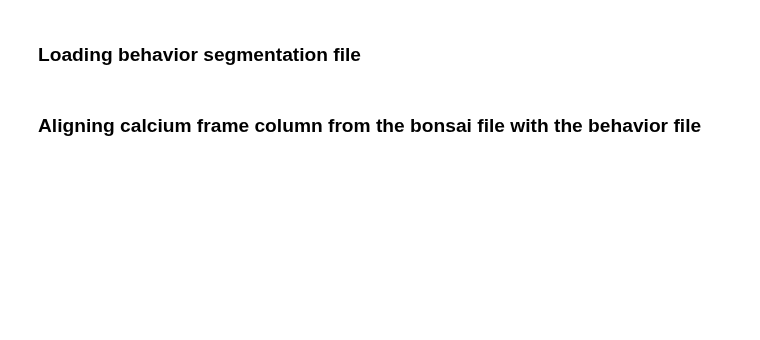
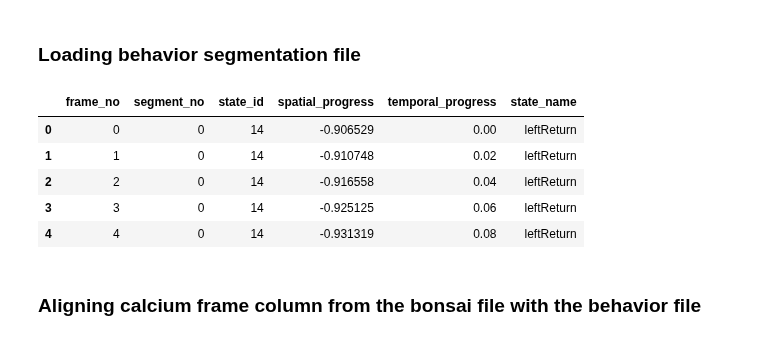
Before and after one commit to konkalaitzidis/bpnn, a Jupyter notebook: src/V1/BPNN_V1.ipynb, the cells around one changed output. Saved outputs shown, nothing was run; the diff lists cells and outputs as text; code cells hidden in the pictures; blank space fills up the shorter version.

```diff
--- a/src/V1/BPNN_V1.ipynb
+++ b/src/V1/BPNN_V1.ipynb
@@ -246,9 +284,16 @@ bonsai_data.head()
 ### Loading behavior segmentation file
 # %%
 # Segmentation of each frame into one behavior class.
-df_behavior_path = '/home/dmc/Desktop/kostas/direct-Behavior-prediction-from-miniscope-calcium-imaging-using-convolutional-neural-networks/data/20211028_181307_animal3learnday11.h5'
+df_behavior_path = '/Users/konstantinoskalaitzidis/Developer/dmc/my-gitlab-konkalaitzidis/direct-Behavior-prediction-from-miniscope-calcium-imaging-using-convolutional-neural-networks/data/20211028_181307_animal3learnday11 (1).h5'
 df_behavior = pd.read_hdf(df_behavior_path, 'per_frame')
 df_behavior.head()
+# %% [output]
+|  | frame_no | segment_no | state_id | spatial_progress | temporal_progress | state_name |
+| 0 | 0 | 0 | 14 | -0.906529 | 0.00 | leftReturn |
+| 1 | 1 | 0 | 14 | -0.910748 | 0.02 | leftReturn |
+| 2 | 2 | 0 | 14 | -0.916558 | 0.04 | leftReturn |
+| 3 | 3 | 0 | 14 | -0.925125 | 0.06 | leftReturn |
+| 4 | 4 | 0 | 14 | -0.931319 | 0.08 | leftReturn |
 # %% [markdown]
 ### Aligning calcium frame column from the bonsai file with the behavior file
 # %%
```
Also changed, not shown: parts of 34 cells of this notebook, 2 other files.
